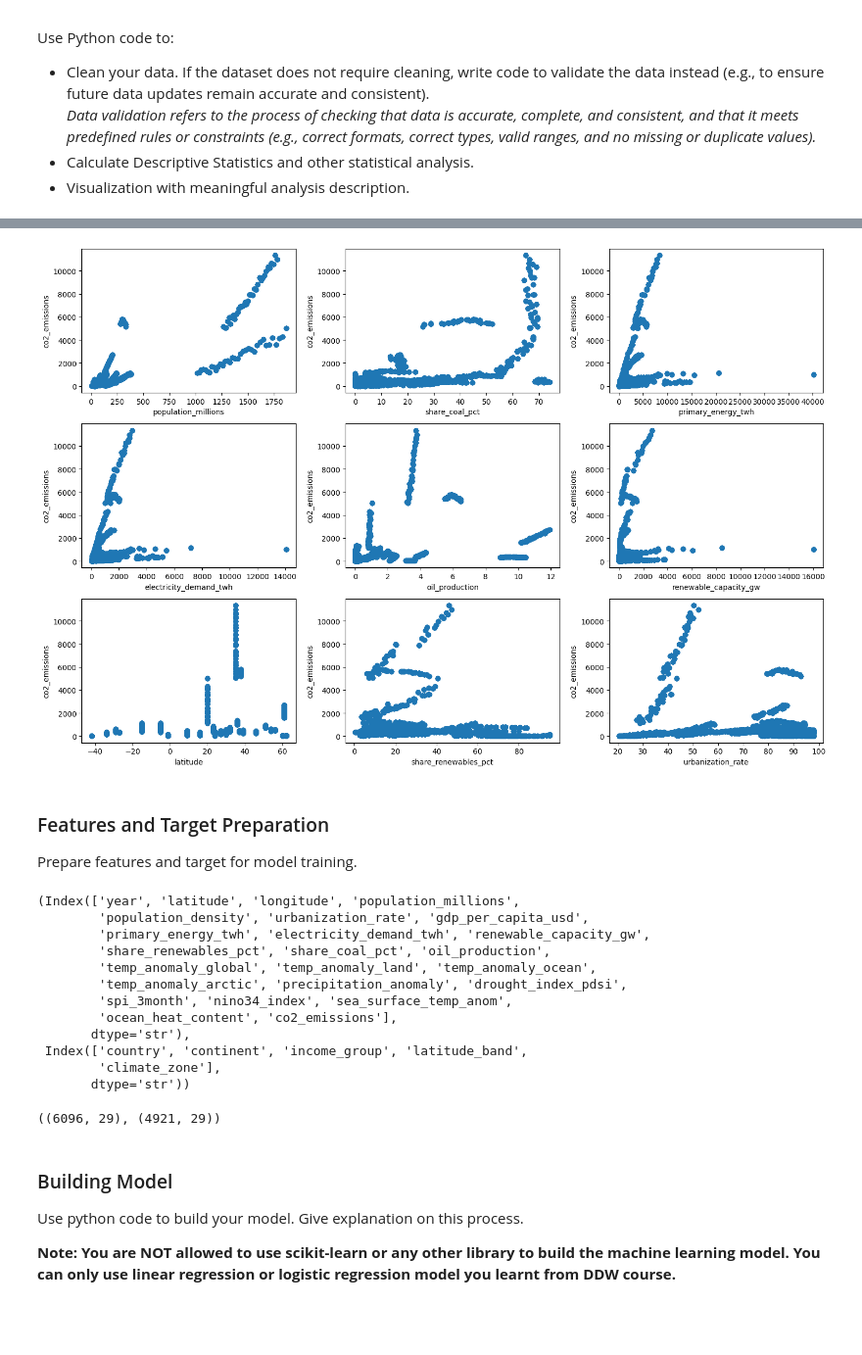
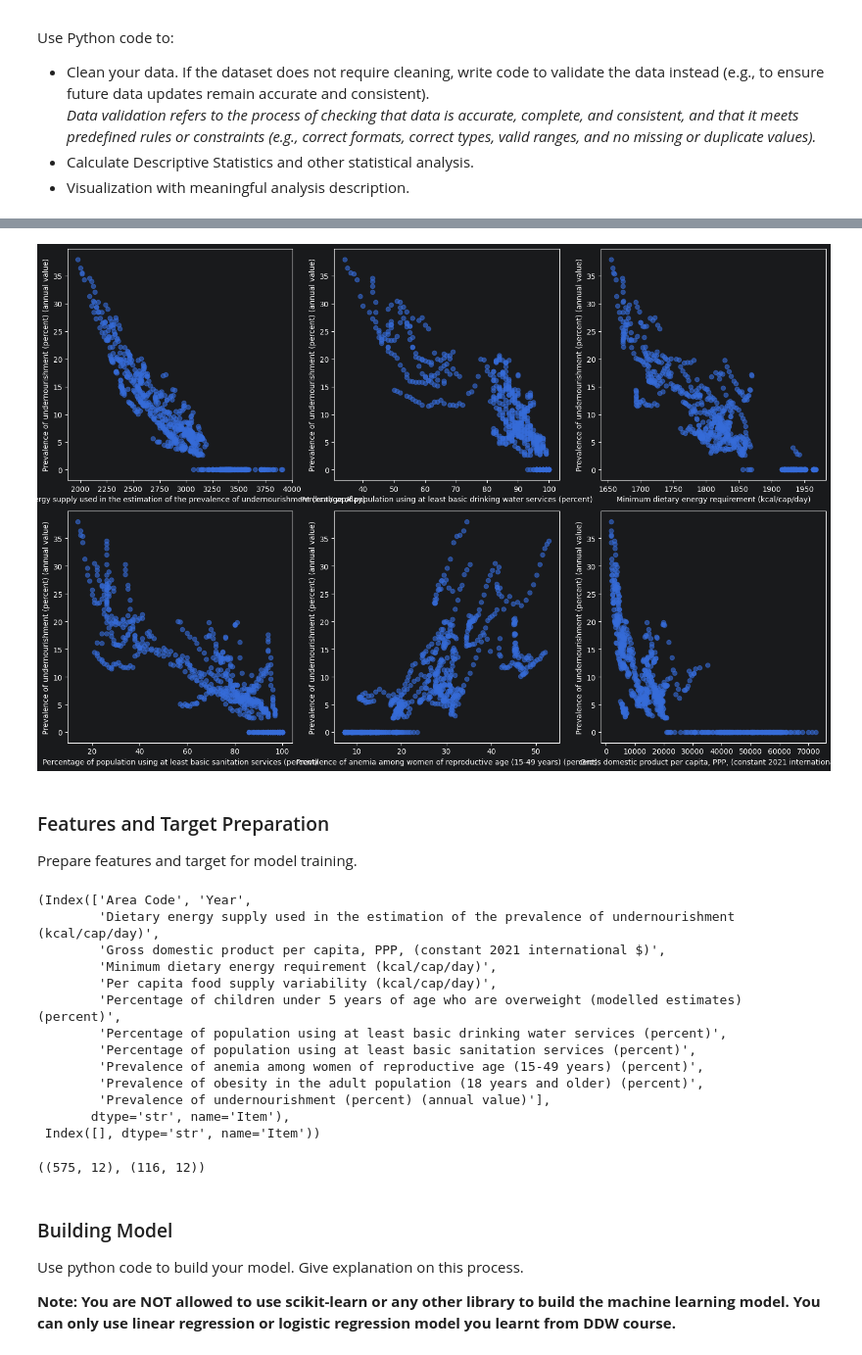
Before and after one commit to jaredliw/dtp3, a Jupyter notebook: model.ipynb, the cells around one changed output, grey strips where cells are left out. Shown at 98% size. Drawn from its saved outputs; the diff is of its cells as text; code cells hidden in the pictures; blank space fills up the shorter version.

Commit message:
change dataset to food security related

```diff
--- a/model.ipynb
+++ b/model.ipynb
@@ -73,4 +36,23 @@ TARGET: str = "co2_emissions"
+# %%
+FILENAME: str = "Food_Security_data_E_All_Data_(Normalized).csv"
+FEATURES: list[str] = [
+    "Area Code",
+    "Year",
+    "Dietary energy supply used in the estimation of the prevalence of undernourishment (kcal/cap/day)",
+    "Gross domestic product per capita, PPP, (constant 2021 international $)",
+    "Per capita food supply variability (kcal/cap/day)",
+    "Percentage of population using at least basic drinking water services (percent)",
+    "Percentage of population using at least basic sanitation services (percent)",  #
+    # "Percentage of children under 5 years of age who are stunted (modelled estimates) (percent)",
+    "Percentage of children under 5 years of age who are overweight (modelled estimates) (percent)",
+    "Prevalence of obesity in the adult population (18 years and older) (percent)",
+    "Prevalence of anemia among women of reproductive age (15-49 years) (percent)",
+    "Minimum dietary energy requirement (kcal/cap/day)",
+    # "Prevalence of low birthweight (percent)",
+]
+TARGET: str = "Prevalence of undernourishment (percent) (annual value)"
 # %%
-df = pd.read_csv(FILENAME)[[*FEATURES, TARGET]]
+df = pd.read_csv(FILENAME)[["Area Code", "Item", "Year", "Value"]].replace("nan", np.nan)
+df = df[(df["Item"].isin([*FEATURES, TARGET])) & (df["Area Code"] >= 1000)]
 df.head()
 # %% [output]
@@ -89,3 +70,11 @@ Use Python code to:
     *Data validation refers to the process of checking that data is accurate, complete, and consistent, and that it meets predefined rules or constraints (e.g., correct formats, correct types, valid ranges, and no missing or duplicate values).*
 - Calculate Descriptive Statistics and other statistical analysis.
 - Visualization with meaningful analysis description.
+# %%
+df_pivoted = df.pivot_table(
+    index=["Area Code", "Year"],
+    columns="Item",
+    values="Value",
+    aggfunc="first",
+).reset_index()
+df_pivoted
@@ -109,0 +108,3 @@ df_cleaned.describe()
+# %%
+df_cleaned = df_pivoted.dropna().replace("<0.1", "0").replace("<2.5", "0").astype(np.float64)
+df_cleaned.describe()
@@ -157,18 +178,18 @@ Name: co2_emissions, dtype: float64
 # %%
-top9_cols = sorted_corr_target[1:10].index
+top6_cols = sorted_corr_target[1:7].index
 
-fig, axes = plt.subplots(3, 3, figsize=(15, 10))
+fig, axes = plt.subplots(2, 3, figsize=(15, 10))
 axes = axes.flatten()
 
-for i, col in enumerate(top9_cols):
+for i, col in enumerate(top6_cols):
     axes[i].scatter(df_cleaned[col], df_cleaned[TARGET], alpha=0.6)
     axes[i].set_xlabel(col)
     axes[i].set_ylabel(TARGET)
 
 plt.tight_layout()
 plt.show()
 # %% [output]
-[figure, old version]
+[figure, new version]
 # %% [markdown]
 ### Features and Target Preparation
 
@@ -262,22 +283,23 @@ categorical_features = df_cleaned.select_dtypes(exclude="number").columns
 
 numerical_features, categorical_features
 # %% [output]
-(Index(['year', 'latitude', 'longitude', 'population_millions',
-        'population_density', 'urbanization_rate', 'gdp_per_capita_usd',
-        'primary_energy_twh', 'electricity_demand_twh', 'renewable_capacity_gw',
-        'share_renewables_pct', 'share_coal_pct', 'oil_production',
-        'temp_anomaly_global', 'temp_anomaly_land', 'temp_anomaly_ocean',
-        'temp_anomaly_arctic', 'precipitation_anomaly', 'drought_index_pdsi',
-        'spi_3month', 'nino34_index', 'sea_surface_temp_anom',
-        'ocean_heat_content', 'co2_emissions'],
-       dtype='str'),
- Index(['country', 'continent', 'income_group', 'latitude_band',
-        'climate_zone'],
-       dtype='str'))
+(Index(['Area Code', 'Year',
+        'Dietary energy supply used in the estimation of the prevalence of undernourishment (kcal/cap/day)',
+        'Gross domestic product per capita, PPP, (constant 2021 international $)',
+        'Minimum dietary energy requirement (kcal/cap/day)',
+        'Per capita food supply variability (kcal/cap/day)',
+        'Percentage of children under 5 years of age who are overweight (modelled estimates) (percent)',
+        'Percentage of population using at least basic drinking water services (percent)',
+        'Percentage of population using at least basic sanitation services (percent)',
+        'Prevalence of anemia among women of reproductive age (15-49 years) (percent)',
+        'Prevalence of obesity in the adult population (18 years and older) (percent)',
+        'Prevalence of undernourishment (percent) (annual value)'],
+       dtype='str', name='Item'),
+ Index([], dtype='str', name='Item'))
 # %%
-df_train, df_test = df_cleaned[df_cleaned["year"] < 2010], df_cleaned[df_cleaned["year"] >= 2010]
+df_train, df_test = df_cleaned[df_cleaned["Year"] < 2020], df_cleaned[df_cleaned["Year"] >= 2020]
 
 df_train.shape, df_test.shape
 # %% [output]
-((6096, 29), (4921, 29))
+((575, 12), (116, 12))
 # %%
```
Also changed, not shown: parts of 20 cells of this notebook.
